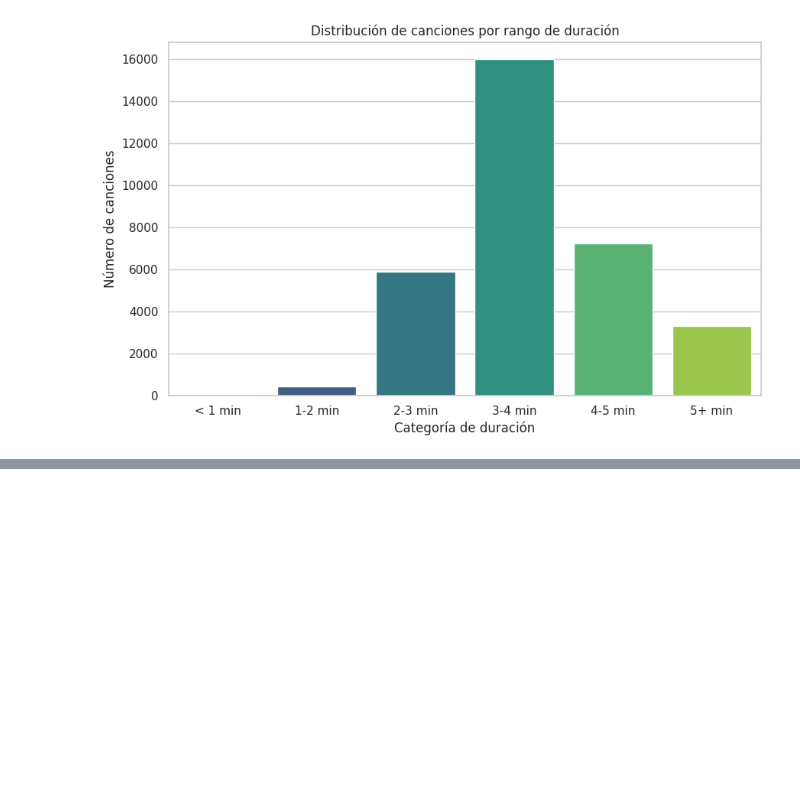
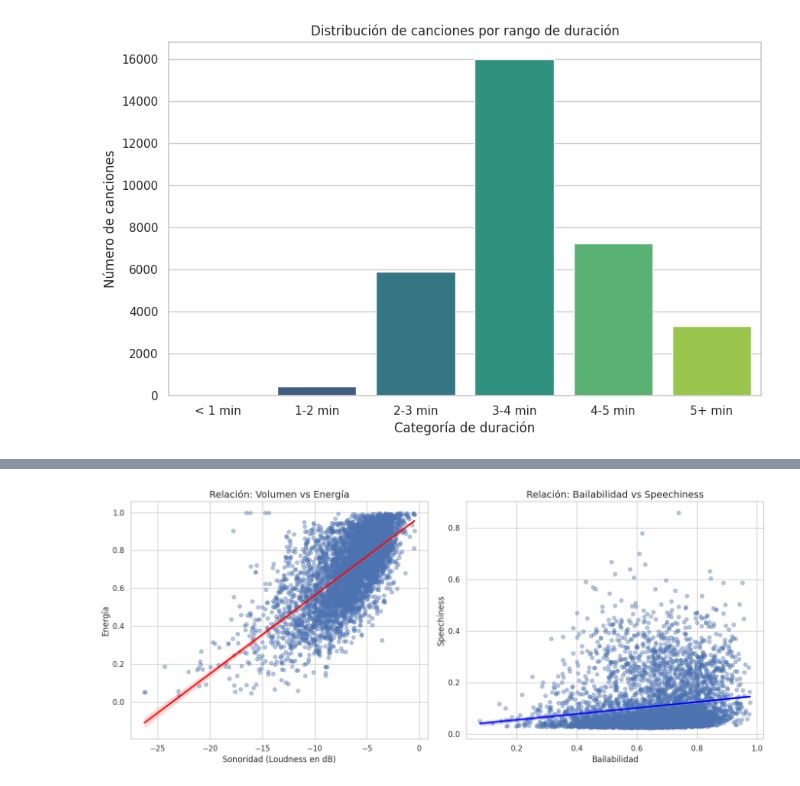
Before and after one commit to JulianCarvajal/BeatAnalytics, a Jupyter notebook: sesiones_practicas/sp_1_natalia_bernal_julian_carvajal.ipynb, the cells around one changed output, grey strips where cells are left out. Saved outputs shown, nothing was run; the diff lists cells and outputs as text; code cells hidden in the pictures; blank space fills up the shorter version.

```diff
--- a/sesiones_practicas/sp_1_natalia_bernal_julian_carvajal.ipynb
+++ b/sesiones_practicas/sp_1_natalia_bernal_julian_carvajal.ipynb
@@ -344,0 +339,27 @@ plt.show()
+# %%
+# Gráficos de tendencia para Spotify
+fig, axes = plt.subplots(1, 2, figsize=(14, 6))
+
+# Tomamos una muestra para que el gráfico sea legible
+df_sample = df.sample(5000)
+
+# Loudness vs Energy
+sns.regplot(x='loudness', y='energy', data=df_sample, ax=axes[0],
+            scatter_kws={'s': 30, 'alpha': 0.4},
+            line_kws={'color': 'red'})
+axes[0].set_title('Relación: Volumen vs Energía', fontsize=14)
+axes[0].set_xlabel('Sonoridad (Loudness en dB)', fontsize=12)
+axes[0].set_ylabel('Energía', fontsize=12)
+
+# Danceability vs speechiness
+sns.regplot(x='danceability', y='speechiness', data=df_sample, ax=axes[1],
+            scatter_kws={'s': 30, 'alpha': 0.4},
+            line_kws={'color': 'blue'})
+axes[1].set_title('Relación: Bailabilidad vs Speechiness', fontsize=14)
+axes[1].set_xlabel('Bailabilidad', fontsize=12)
+axes[1].set_ylabel('Speechiness', fontsize=12)
+
+plt.tight_layout()
+plt.show()
+# %% [output]
+[figure, added]
```
Also changed, not shown: parts of 9 cells of this notebook.
